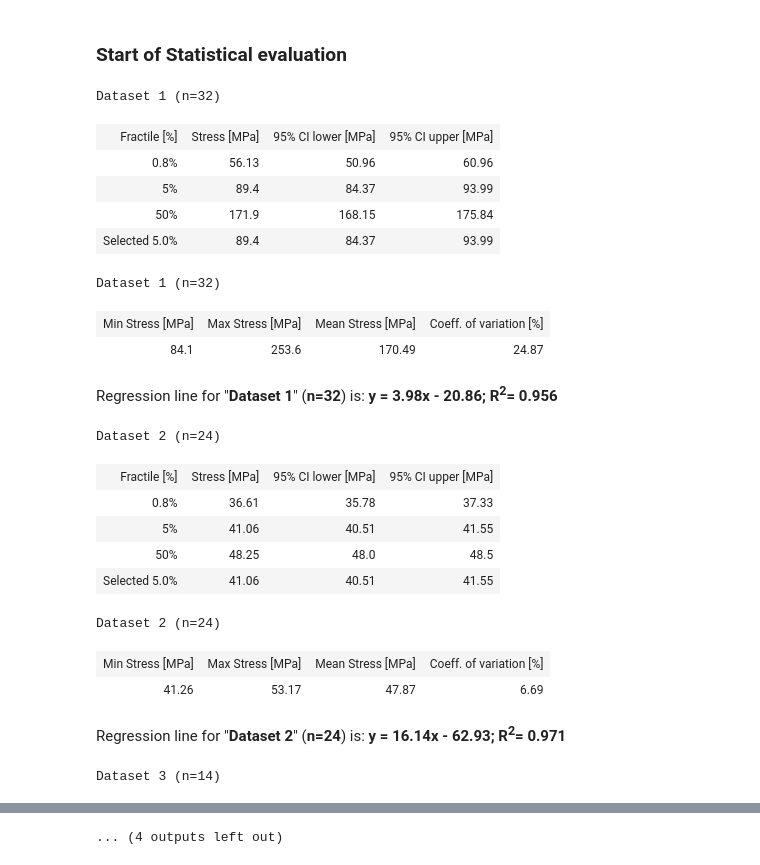
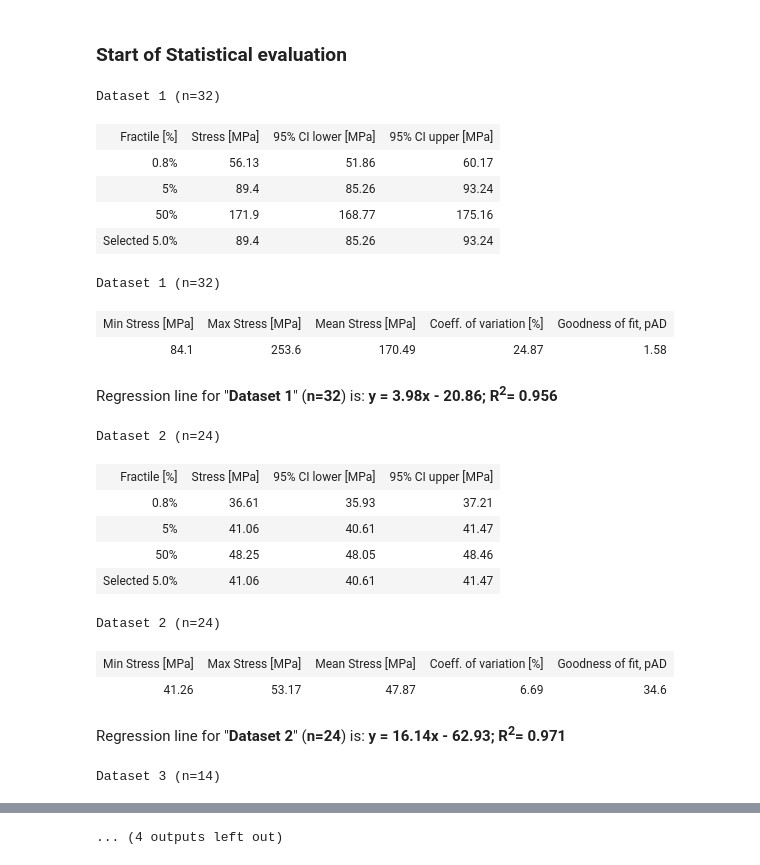
Before and after one commit to TUDelft-books/open-GLASSlab, a Jupyter notebook: book/pages/method_1.ipynb, the cells around one changed output, grey strips where cells are left out. Saved outputs shown, nothing was run; the diff lists cells and outputs as text; code cells hidden in the pictures.

Commit message:
implement method 2, added optional equivalent stress conversion and goodness of fit metric based on AD

```diff
--- a/book/pages/method_1.ipynb
+++ b/book/pages/method_1.ipynb
@@ -244,22 +369,31 @@ VBox(children=(IntText(value=3, description='Number of Datasets:', layout=Layout
 # %%
 plt.figure(figsize=(10, 6))
 i = 0;
-min_stress_rate = 100000
-max_stress_rate = -10000
+min_stress_data = 100000
+max_stress_data = -10000
 
 # Initialize an empty dictionary to store the scale & shape value of a Weibull distribution corresponding to each dataset.
 Weibull_distribution_parameters = {}
 Regression_line_parameters = {}
-for dataset, stress_rate in stress_rates.items():
+for dataset, stress_data in stress_values.items():
 
-    if stress_rate.size > 0 and np.any(stress_rate != 0):
+    if stress_data.size > 0 and np.any(stress_data != 0):
+        if convert_to_equivalent_stress == "Yes" and len(time_to_failure) > 0:
+            stress_data = equivalent_stress_values[dataset]
+
         # Sort the stress in increasing order
-        sorted_stress = np.sort(stress_rate)
+        sorted_stress = np.sort(stress_data)
 
         # Calculate probability of failure (P_f,i)
         n = len(sorted_stress)
 
-        P_f = np.array([(i) / (n+1) for i in range(1,n+1)])
+        if selected_estimator == "(i-0.5)/n":
+            # Apply Hazen’s probability estimator
+            P_f = np.array([(i-0.5) / (n) for i in range(1,n+1)])
+        else:
+            # Apply mean rank probability estimator
+            P_f = np.array([(i) / (n+1) for i in range(1,n+1)])
+
         # Linearize the Weibull distribution
         ln_stress = np.log(sorted_stress)
 
@@ -351,26 +485,26 @@ for dataset, stress_rate in stress_rates.items():
 
         # Creating a range of x values
 
-        if min(stress_rate) < min_stress_rate:
-            min_stress_rate = min(stress_rate)
-        if max(stress_rate) > max_stress_rate:
-            max_stress_rate = max(stress_rate)
+        if min(stress_data) < min_stress_data:
+            min_stress_data = min(stress_data)
+        if max(stress_data) > max_stress_data:
+            max_stress_data = max(stress_data)
 
         # Equation of the line in the form y = mx + c
         # Use y1 = m * x1 + c to find c
-        x = np.linspace(0,max_stress_rate+30,1000)
+        x = np.linspace(0,1000,1000)
         y = weibull_cdf(x, scale, shape)
         #fitted_line = np.log(np.log(1 / (1 - (slope * x + intercept))))
-        #slope, intercept, r_value, p_value, std_error = linregress(np.log(stress_rate), np.log(P_f))
+        #slope, intercept, r_value, p_value, std_error = linregress(np.log(stress_data), np.log(P_f))
         # if display_confidence_intervals_ON:
         #     plt.fill_between(sorted_stress, slope * sorted_stress + intercept - C, slope * sorted_stress + intercept + C, color='grey', alpha=0.3, label=f'{int((1-target_alpha/2)*100)}% Confidence interval')
-        plt.scatter(sorted_stress, P_f, color= color, s=6, label=f'{dataset}; \u03BB={shape:.2f} & \u03B2={scale:.2f}',marker = marker)
+        plt.scatter(sorted_stress, P_f, color= color, s=6, label=f'{dataset}; \u03B2={shape:.2f} & \u03B8={scale:.2f}',marker = marker)
         plt.plot(x, y, color=color)
 
         # Determine the x% fractile
         Pf_x = target_P_f
-        ln_ln_Pf_5 = np.log(np.log(1 / (1 - Pf_x)))
-        x_5 = (ln_ln_Pf_5 - intercept) / slope
+        ln_ln_Pf_x = np.log(np.log(1 / (1 - Pf_x)))
+        x_5 = (ln_ln_Pf_x - intercept) / slope
         stress_x_percentile = round(np.exp(x_5),2)
 
         # Set the target value
@@ -458,14 +592,14 @@ for dataset, stress_rate in stress_rates.items():
         stress_50_percentile_CI_lower = round(np.exp(solution_CI_lower[0]),2)
 
         # Calculate the mean of the data
-        mean = np.mean(stress_rate)
+        mean = np.mean(stress_data)
 
         # Calculate the standard deviation of the data for a sample
-        std_dev = np.std(stress_rate, ddof=1)  # Use ddof=1 for sample standard deviation or ddof=0  for population standard deviation
+        std_dev = np.std(stress_data, ddof=1)  # Use ddof=1 for sample standard deviation or ddof=0  for population standard deviation
 
         # Calculate the coefficient of variation
         coefficient_of_variation = (std_dev / mean) * 100
-
+        p_value = goodness_of_fit_test_weibull(sorted_stress, shape, scale)
         # Define the data for the table containing integers
         table_data1 = [
             ("Fractile [%]", "Stress [MPa]", "95% CI lower [MPa]", "95% CI upper [MPa]"),
@@ -489,8 +623,8 @@ for dataset, stress_rate in stress_rates.items():
 
          # Define the data for the table containing integers
         table_data2 = [
-            ("Min Stress [MPa]", "Max Stress [MPa]", " Mean Stress [MPa]", "Coeff. of variation [%]"),
-            (round(min(sorted_stress),2), round(max(sorted_stress),2), round(np.mean(sorted_stress),2), round(coefficient_of_variation,2)),
+            ("Min Stress [MPa]", "Max Stress [MPa]", " Mean Stress [MPa]", "Coeff. of variation [%]","Goodness of fit, p<sub>AD</sub>"),
+            (round(min(sorted_stress),2), round(max(sorted_stress),2), round(np.mean(sorted_stress),2), round(coefficient_of_variation,2), round(p_value*100,2)),
         ]
 
         # Generate HTML for the table
@@ -545,51 +679,51 @@ plt.ylim(bottom=0.001, top=0.99)
 plt.xscale('function', functions=(forwardX,inverseX))
 plt.yscale('function', functions=(forwardY,inverseY))
 plt.yticks(probs)
 
 # Set x-ticks and their visible labels
 plt.xticks(vertical_lines, [str(v) for v in vertical_lines])
 if lower_x_limit != 0 or upper_x_limit != 0:
     plt.xlim(left=lower_x_limit, right=upper_x_limit)
 else:
-    plt.xlim(left=min_stress_rate-20, right=max_stress_rate+20)
+    plt.xlim(left=min_stress_data-20, right=max_stress_data+20)
 
 # Get handles and labels, then filter to make them unique
 handles, labels = plt.gca().get_legend_handles_labels()
 unique_labels_set = set()
 unique_handles_labels = []
 
 for handle, label in zip(handles, labels):
     if label not in unique_labels_set:
         unique_handles_labels.append((handle, label))
         unique_labels_set.add(label)
 
 # Construct separate lists for handles and labels, and position the legend
 if unique_handles_labels:
     unique_handles, unique_labels = zip(*unique_handles_labels)
     plt.legend(unique_handles, unique_labels, loc='upper left')
 #plt.grid(True)
 plt.grid(True, which='both', linestyle='--', linewidth=0.5)
 plt.show()
 # %% [output]
 Dataset 1 (n=32)
 | Fractile [%] | Stress [MPa] | 95% CI lower [MPa] | 95% CI upper [MPa] |
-| 0.8% | 56.13 | 50.96 | 60.96 |
-| 5% | 89.4 | 84.37 | 93.99 |
-| 50% | 171.9 | 168.15 | 175.84 |
-| Selected 5.0% | 89.4 | 84.37 | 93.99 |
+| 0.8% | 56.13 | 51.86 | 60.17 |
+| 5% | 89.4 | 85.26 | 93.24 |
+| 50% | 171.9 | 168.77 | 175.16 |
+| Selected 5.0% | 89.4 | 85.26 | 93.24 |
 Dataset 1 (n=32)
-| Min Stress [MPa] | Max Stress [MPa] | Mean Stress [MPa] | Coeff. of variation [%] |
-| 84.1 | 253.6 | 170.49 | 24.87 |
+| Min Stress [MPa] | Max Stress [MPa] | Mean Stress [MPa] | Coeff. of variation [%] | Goodness of fit, pAD |
+| 84.1 | 253.6 | 170.49 | 24.87 | 1.58 |
 Regression line for "Dataset 1" (n=32) is: y = 3.98x - 20.86; R2= 0.956
 Dataset 2 (n=24)
 | Fractile [%] | Stress [MPa] | 95% CI lower [MPa] | 95% CI upper [MPa] |
-| 0.8% | 36.61 | 35.78 | 37.33 |
-| 5% | 41.06 | 40.51 | 41.55 |
-| 50% | 48.25 | 48.0 | 48.5 |
-| Selected 5.0% | 41.06 | 40.51 | 41.55 |
+| 0.8% | 36.61 | 35.93 | 37.21 |
+| 5% | 41.06 | 40.61 | 41.47 |
+| 50% | 48.25 | 48.05 | 48.46 |
+| Selected 5.0% | 41.06 | 40.61 | 41.47 |
 Dataset 2 (n=24)
-| Min Stress [MPa] | Max Stress [MPa] | Mean Stress [MPa] | Coeff. of variation [%] |
-| 41.26 | 53.17 | 47.87 | 6.69 |
+| Min Stress [MPa] | Max Stress [MPa] | Mean Stress [MPa] | Coeff. of variation [%] | Goodness of fit, pAD |
+| 41.26 | 53.17 | 47.87 | 6.69 | 34.6 |
 Regression line for "Dataset 2" (n=24) is: y = 16.14x - 62.93; R2= 0.971
 Dataset 3 (n=14)
 | Fractile [%] | Stress [MPa] | 95% CI lower [MPa] | 95% CI upper [MPa] |
```
Also changed, not shown: parts of 5 cells of this notebook, 2 other files.
